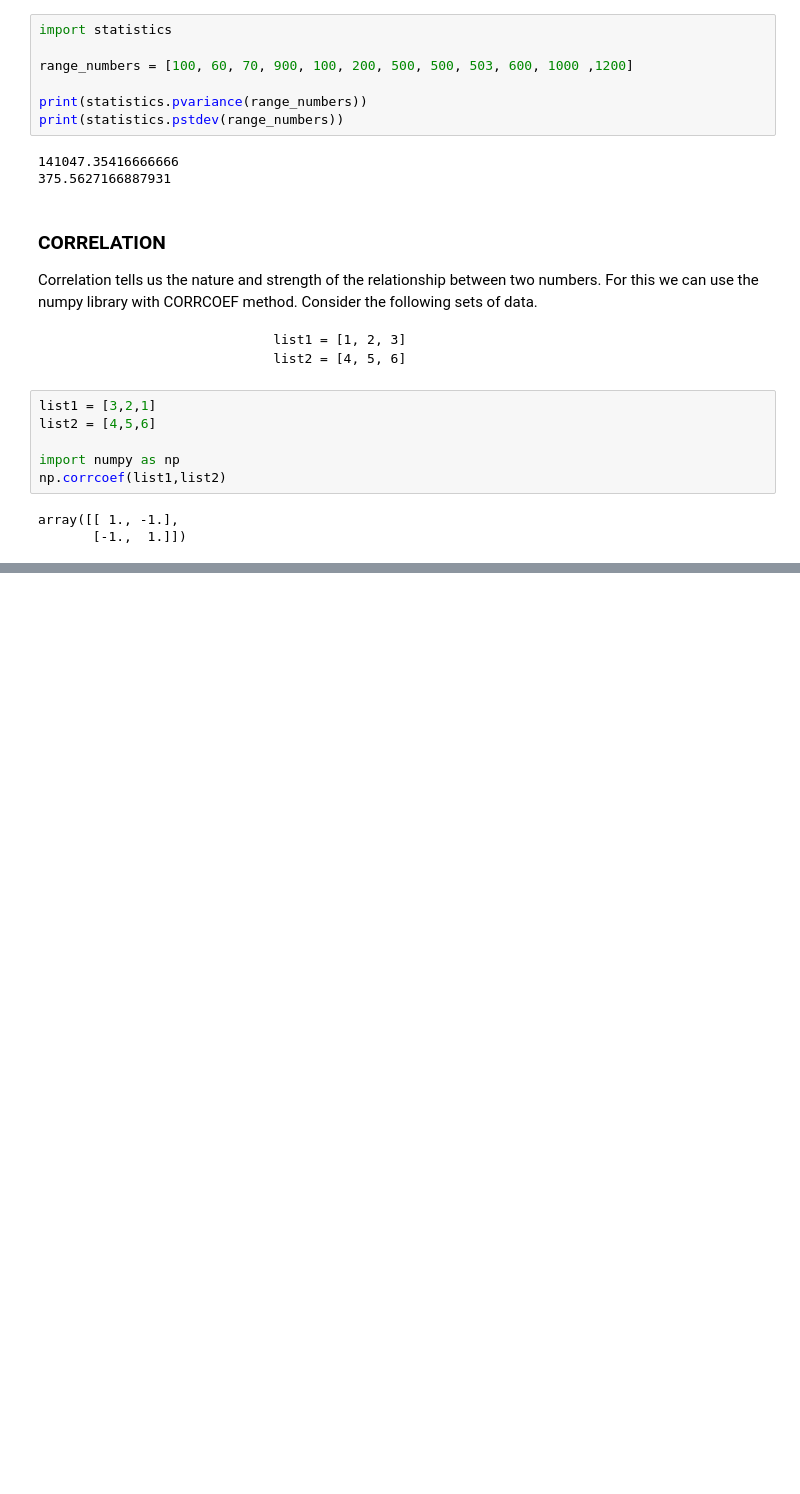
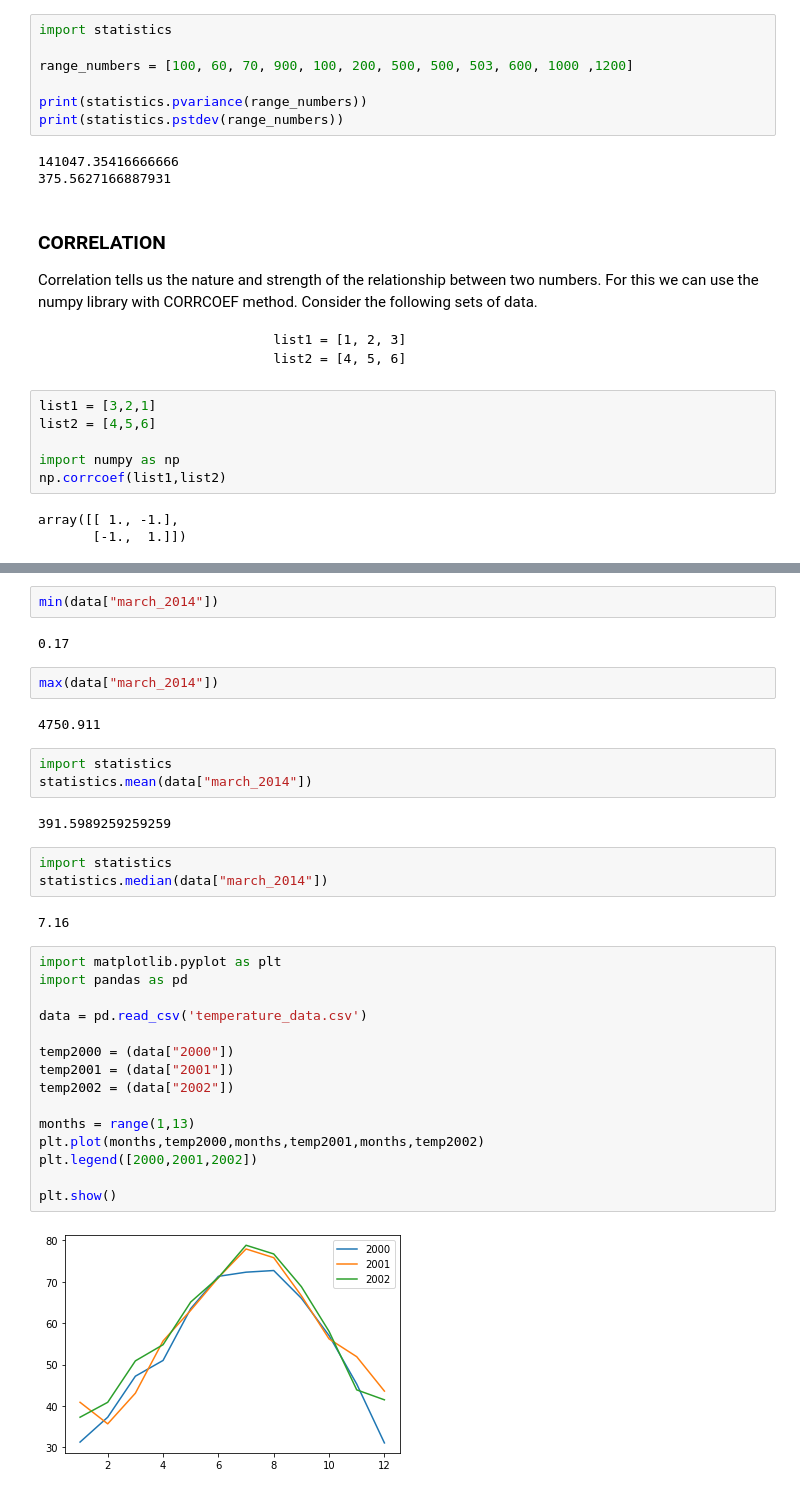
Before and after one commit to cbergandres/fsrm, a Jupyter notebook: Lesson7-DescriptiveStatistics.ipynb, the cells around one changed output, grey strips where cells are left out. Saved outputs shown, nothing was run; the diff lists cells and outputs as text; blank space fills up the shorter version.

```diff
--- a/Lesson7-DescriptiveStatistics.ipynb
+++ b/Lesson7-DescriptiveStatistics.ipynb
@@ -122,0 +140,35 @@ array([[ 1., -1.],
+# %%
+min(data["march_2014"])
+# %% [output]
+0.17
+# %%
+max(data["march_2014"])
+# %% [output]
+4750.911
+# %%
+import statistics
+statistics.mean(data["march_2014"])
+# %% [output]
+391.5989259259259
+# %%
+import statistics
+statistics.median(data["march_2014"])
+# %% [output]
+7.16
+# %%
+import matplotlib.pyplot as plt
+import pandas as pd
+
+data = pd.read_csv('temperature_data.csv')
+
+temp2000 = (data["2000"])
+temp2001 = (data["2001"])
+temp2002 = (data["2002"])
+
+months = range(1,13)
+plt.plot(months,temp2000,months,temp2001,months,temp2002)
+plt.legend([2000,2001,2002])
+
+plt.show()
+# %% [output]
+[figure, added]
```
Also changed, not shown: parts of 2 cells of this notebook, 5 other files.
